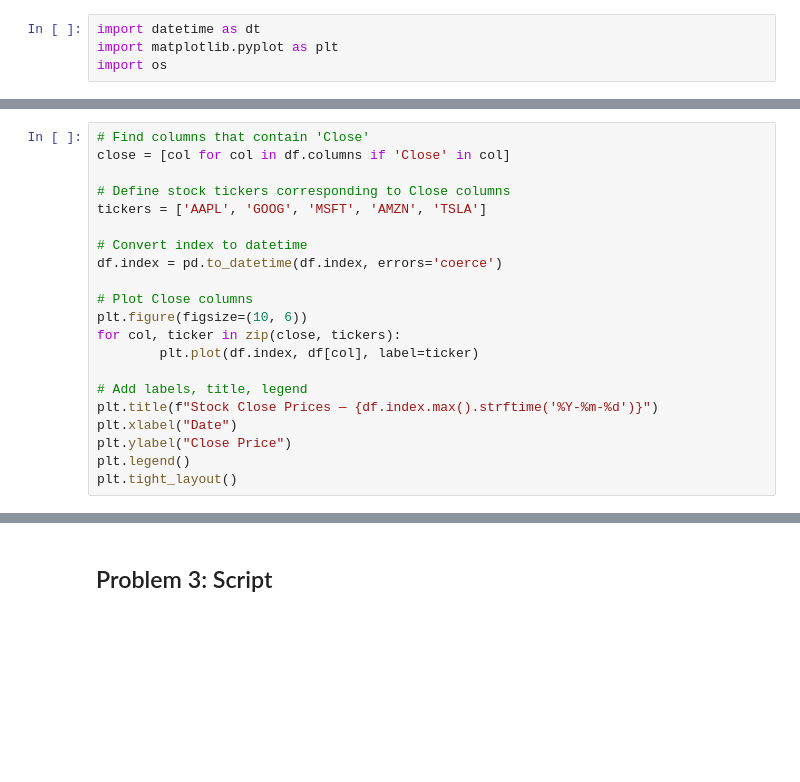
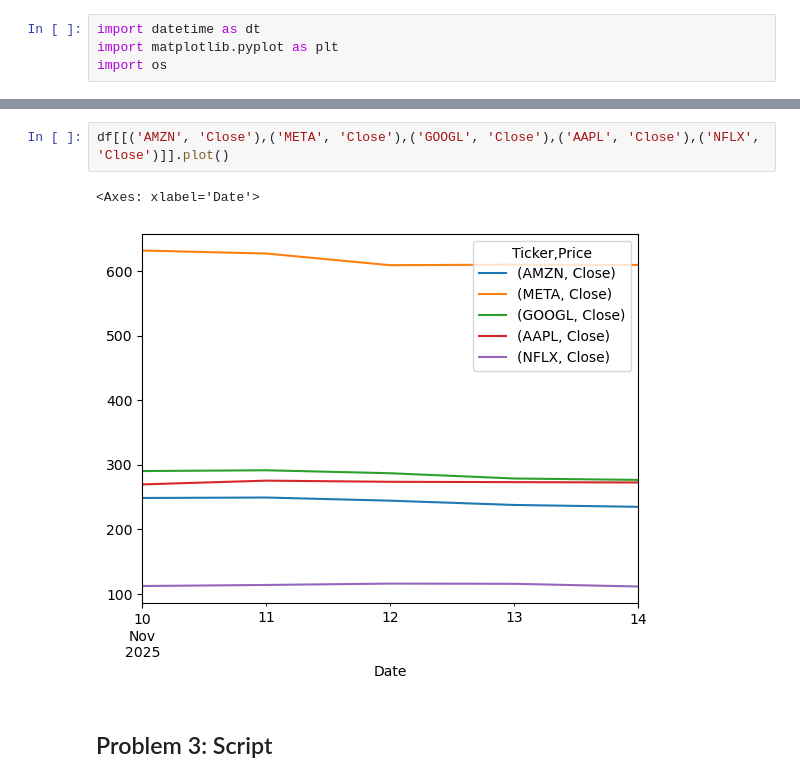
Before and after one commit to JoannaMnich/Computer-Infrastructure, a Jupyter notebook: problems.ipynb, the cells around one changed output, grey strips where cells are left out. Cells and saved outputs as stored; diff of their text form; blank space fills up the shorter version.

Commit message:
plot update

```diff
--- a/problems.ipynb
+++ b/problems.ipynb
@@ -101,21 +75,0 @@ def plot_data():
-# %%
-# Find columns that contain 'Close'
-close = [col for col in df.columns if 'Close' in col]
-
-# Define stock tickers corresponding to Close columns
-tickers = ['AAPL', 'GOOG', 'MSFT', 'AMZN', 'TSLA']
-
-# Convert index to datetime
-df.index = pd.to_datetime(df.index, errors='coerce')
-
-# Plot Close columns
-plt.figure(figsize=(10, 6))
-for col, ticker in zip(close, tickers):
-        plt.plot(df.index, df[col], label=ticker)
-
-# Add labels, title, legend
-plt.title(f"Stock Close Prices — {df.index.max().strftime('%Y-%m-%d')}")
-plt.xlabel("Date")
-plt.ylabel("Close Price")
-plt.legend()
-plt.tight_layout()
@@ -145,3 +96,8 @@ KeyError: 'Date'
+# %%
+df[[('AMZN', 'Close'),('META', 'Close'),('GOOGL', 'Close'),('AAPL', 'Close'),('NFLX', 'Close')]].plot()
+# %% [output]
+<Axes: xlabel='Date'>
+[figure, added]
 # %% [markdown]
 ## Problem 3: Script
 # %%
```
Also changed, not shown: parts of 7 cells of this notebook, 5 other files.
